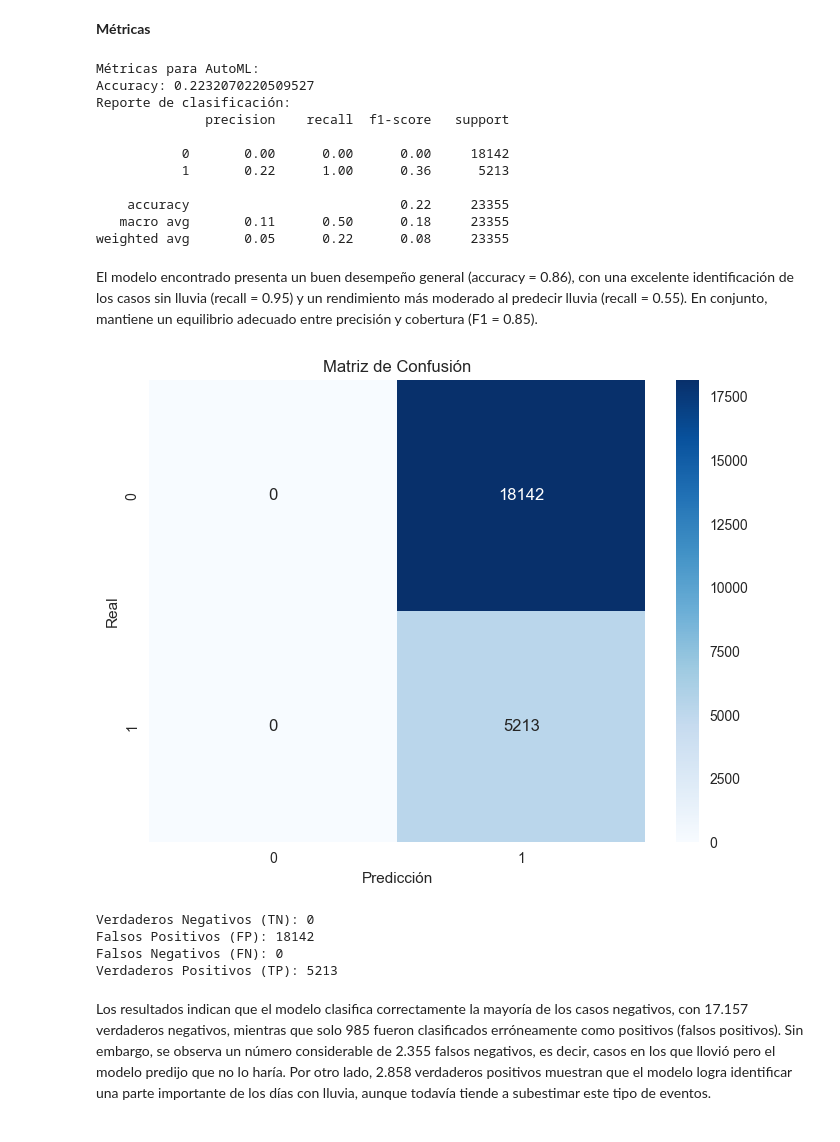
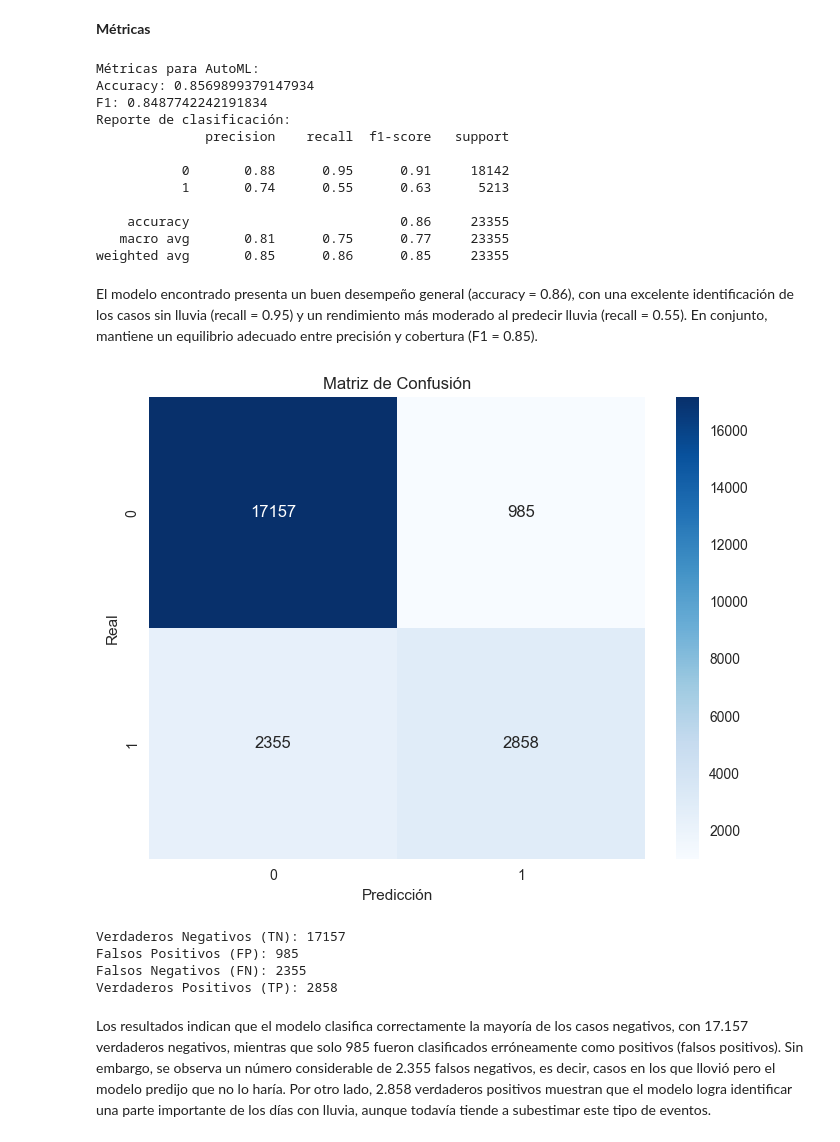
Before and after one commit to juanachies/AA1-TUIA-Chies-Palacio, a Jupyter notebook: TP-clasificacion-AA1.ipynb, the cells around one changed output. Drawn from its saved outputs; the diff is of its cells as text; code cells hidden in the pictures.

```diff
--- a/TP-clasificacion-AA1.ipynb
+++ b/TP-clasificacion-AA1.ipynb
@@ -1800,5 +1801,5 @@ clf_setup = setup(data=train,
 # %%
-best_model = compare_models()
+best_model = compare_models(sort='F1')
 print(best_model)
 # %% [output]
 [interactive output not drawn]
@@ -1868,6 +1869,6 @@ Transformation Pipeline and Model Successfully Saved
 **Curva ROC**
 # %%
 y_true = predictions['RainTomorrow']
-y_score_best = predictions['prediction_score'].copy()
-y_predicted = predictions['prediction_label'].copy()
+y_score_best = 1 - predictions['prediction_score']
+y_pred_best = predictions['prediction_label']
 # %%
@@ -1904,48 +1914,50 @@ La diferencia en el AUC entre la regresión logística manual (0.875) y el model
 # %% [markdown]
 **Métricas**
 # %%
-f1_best = f1_score(y_true, y_pred_best_opt)
+f1_best = f1_score(y_true, y_pred_best, average='weighted')
 
-classification_report_logreg = classification_report(y_true, y_pred_best_opt)
+classification_report_logreg = classification_report(y_true, y_pred_best)
 
 print("Métricas para AutoML:")
-print(f'Accuracy: {accuracy_score(y_true, y_pred_best_opt)}')
+print(f'Accuracy: {accuracy_score(y_true, y_pred_best)}')
+print(f'F1: {f1_best}')
 print("Reporte de clasificación:")
 print(classification_report_logreg)
 # %% [output]
 Métricas para AutoML:
-Accuracy: 0.2232070220509527
+Accuracy: 0.8569899379147934
+F1: 0.8487742242191834
 Reporte de clasificación:
               precision    recall  f1-score   support
 
-           0       0.00      0.00      0.00     18142
-           1       0.22      1.00      0.36      5213
+           0       0.88      0.95      0.91     18142
+           1       0.74      0.55      0.63      5213
 
-    accuracy                           0.22     23355
-   macro avg       0.11      0.50      0.18     23355
-weighted avg       0.05      0.22      0.08     23355
+    accuracy                           0.86     23355
+   macro avg       0.81      0.75      0.77     23355
+weighted avg       0.85      0.86      0.85     23355
 # %% [markdown]
 El modelo encontrado presenta un buen desempeño general (accuracy = 0.86), con una excelente identificación de los casos sin lluvia (recall = 0.95) y un rendimiento más moderado al predecir lluvia (recall = 0.55). En conjunto, mantiene un equilibrio adecuado entre precisión y cobertura (F1 = 0.85).
 # %%
-cm = confusion_matrix(y_true, y_pred_best_opt)
+cm = confusion_matrix(y_true, y_pred_best)
 plt.figure(figsize=(8, 6))
 sns.heatmap(cm, annot=True, fmt='d', cmap='Blues')
 plt.xlabel('Predicción')
 plt.ylabel('Real')
 plt.title('Matriz de Confusión')
 plt.show()
 
 tn, fp, fn, tp = cm.ravel()
 print(f"Verdaderos Negativos (TN): {tn}")
 print(f"Falsos Positivos (FP): {fp}")
 print(f"Falsos Negativos (FN): {fn}")
 print(f"Verdaderos Positivos (TP): {tp}")
 # %% [output]
-[figure, old version]
+[figure, new version]
-Verdaderos Negativos (TN): 0
-Falsos Positivos (FP): 18142
-Falsos Negativos (FN): 0
-Verdaderos Positivos (TP): 5213
+Verdaderos Negativos (TN): 17157
+Falsos Positivos (FP): 985
+Falsos Negativos (FN): 2355
+Verdaderos Positivos (TP): 2858
 # %% [markdown]
 Los resultados indican que el modelo clasifica correctamente la mayoría de los casos negativos, con 17.157 verdaderos negativos, mientras que solo 985 fueron clasificados erróneamente como positivos (falsos positivos). Sin embargo, se observa un número considerable de 2.355 falsos negativos, es decir, casos en los que llovió pero el modelo predijo que no lo haría. Por otro lado, 2.858 verdaderos positivos muestran que el modelo logra identificar una parte importante de los días con lluvia, aunque todavía tiende a subestimar este tipo de eventos.
 # %% [markdown]
```
Also changed, not shown: parts of 10 cells of this notebook, 1 other file.
